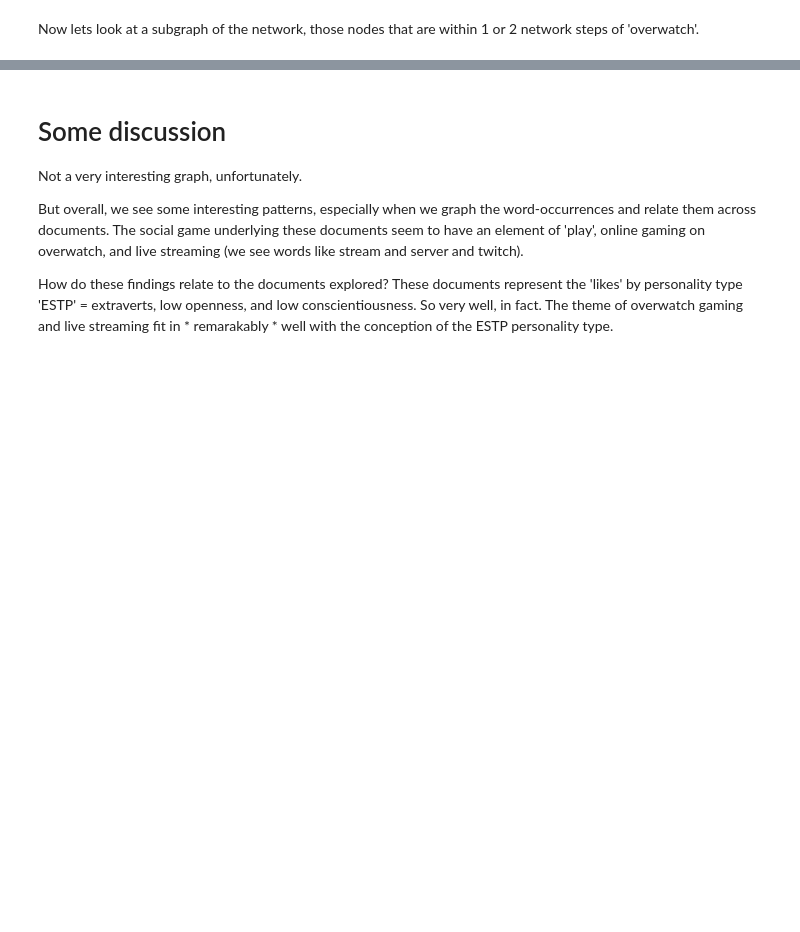
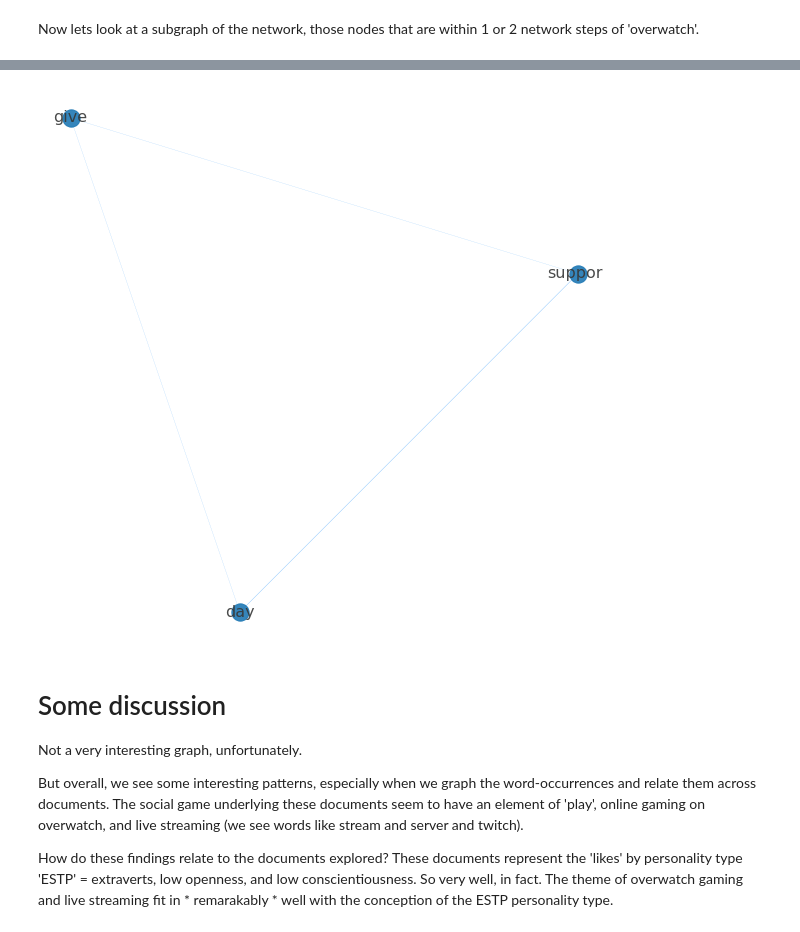
Before and after one commit to k-partha/Content-Analysis-Notebooks, a Jupyter notebook: week-5/Partha_Kadambi_HW_5.ipynb, the cells around one changed output, grey strips where cells are left out. Drawn from its saved outputs; the diff is of its cells as text; code cells hidden in the pictures; blank space fills up the shorter version.

```diff
--- a/week-5/Partha_Kadambi_HW_5.ipynb
+++ b/week-5/Partha_Kadambi_HW_5.ipynb
@@ -755,15 +851,17 @@ print(nx.info(g_over))
 # %%
 layout_over = nx.spring_layout(g_over, weight='weight', iterations= 100, k = .3)
 fig, ax = plt.subplots(figsize = (10,10))
 maxWeight = max((d['weight'] for n1, n2, d in g_over.edges(data = True)))
 minWeight = min((d['weight'] for n1, n2, d in g_over.edges(data = True)))
-nx.draw(g_over, ax = ax, pos = layout_amer, labels = {n:n for n in g_over.nodes()},
+nx.draw(g_over, ax = ax, pos = layout_over, labels = {n:n for n in g_over.nodes()},
         width=[(d['weight'] - minWeight + .7) / maxWeight for n1, n2, d in g_over.edges(data = True)],
         alpha = .9,
         font_size = 16,
         font_color = 'xkcd:dark grey',
         edge_color = 'xkcd:sky blue',
         cmap = plt.get_cmap('plasma'))
+# %% [output]
+[figure, added]
 # %% [markdown]
 # Some discussion
 
```
Also changed, not shown: parts of 14 cells of this notebook.
